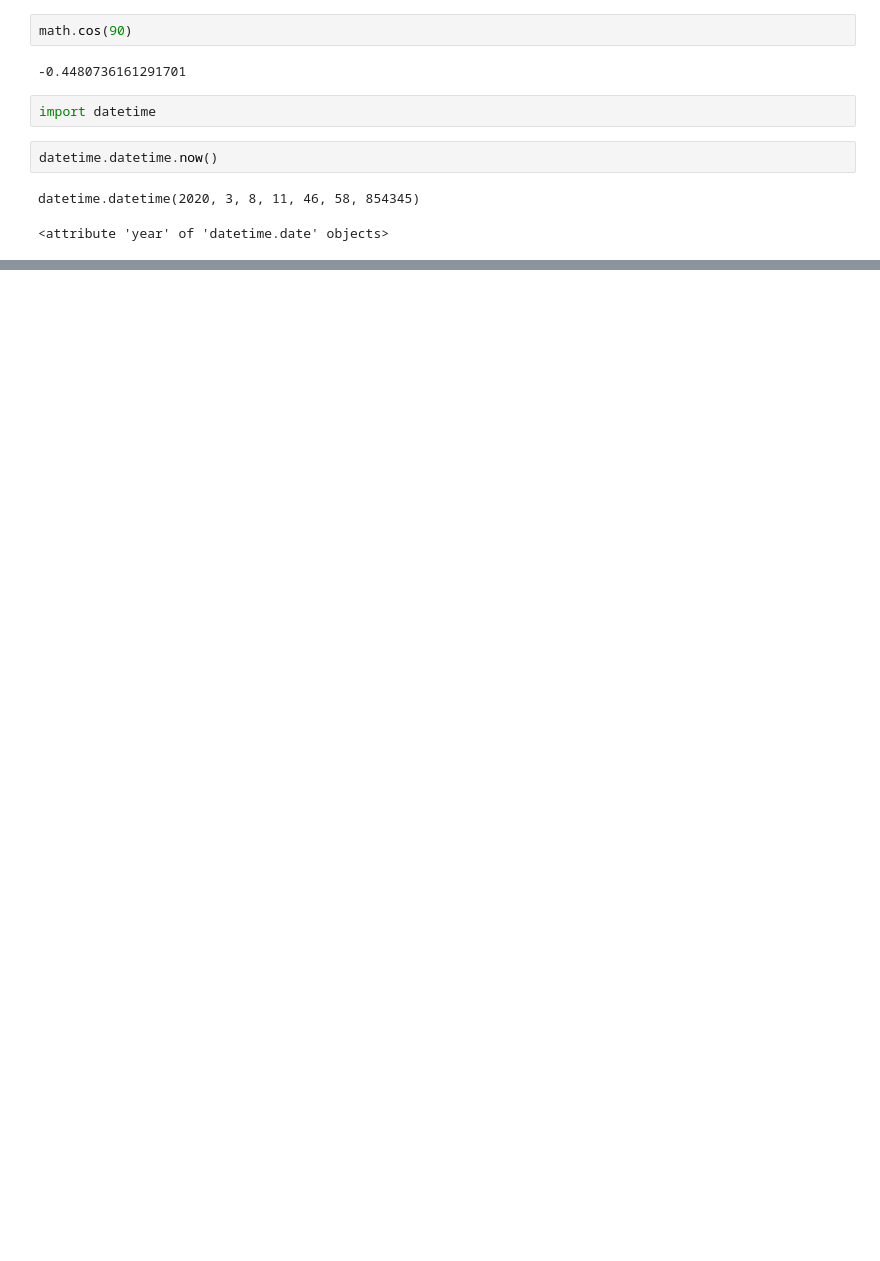
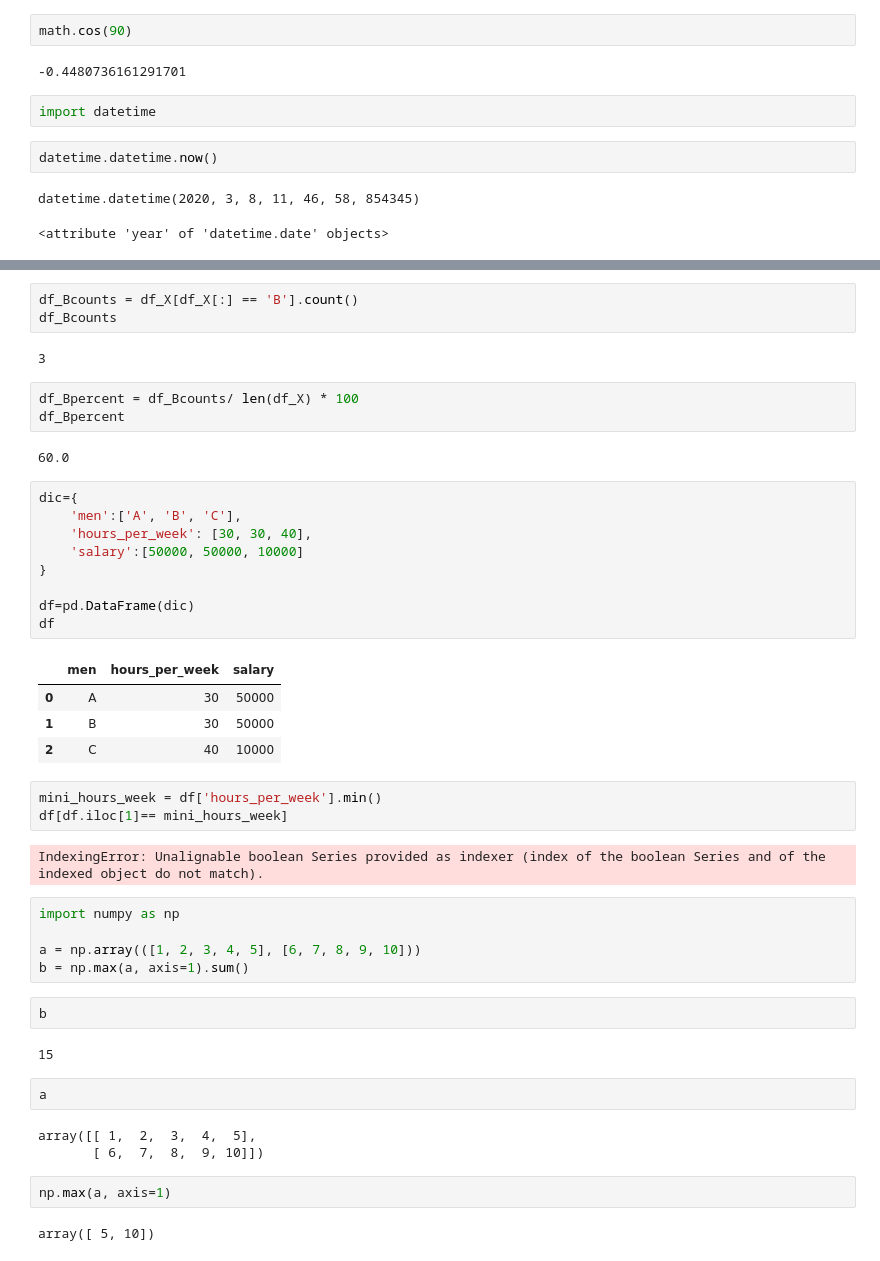
Before and after one commit to amarismail522-zz/PIAIC-AIC-Py, a Jupyter notebook: Practice1.ipynb, the cells around one changed output, grey strips where cells are left out. Saved outputs shown, nothing was run; the diff lists cells and outputs as text; blank space fills up the shorter version.

```diff
--- a/Practice1.ipynb
+++ b/Practice1.ipynb
@@ -340,0 +434,47 @@ datetime.datetime(2020, 3, 8, 11, 46, 58, 854345)
+# %%
+df_Bcounts = df_X[df_X[:] == 'B'].count()
+df_Bcounts
+# %% [output]
+3
+# %%
+df_Bpercent = df_Bcounts/ len(df_X) * 100
+df_Bpercent
+# %% [output]
+60.0
+# %%
+dic={
+    'men':['A', 'B', 'C'],
+    'hours_per_week': [30, 30, 40],
+    'salary':[50000, 50000, 10000]
+}
+
+df=pd.DataFrame(dic)
+df
+# %% [output]
+|  | men | hours_per_week | salary |
+| 0 | A | 30 | 50000 |
+| 1 | B | 30 | 50000 |
+| 2 | C | 40 | 10000 |
+# %%
+mini_hours_week = df['hours_per_week'].min()
+df[df.iloc[1]== mini_hours_week]
+# %% [output]
+IndexingError: Unalignable boolean Series provided as indexer (index of the boolean Series and of the indexed object do not match).
+# %%
+import numpy as np
+
+a = np.array(([1, 2, 3, 4, 5], [6, 7, 8, 9, 10]))
+b = np.max(a, axis=1).sum()
+# %%
+b
+# %% [output]
+15
+# %%
+a
+# %% [output]
+array([[ 1,  2,  3,  4,  5],
+       [ 6,  7,  8,  9, 10]])
+# %%
+np.max(a, axis=1)
+# %% [output]
+array([ 5, 10])
```
Also changed, not shown: parts of 11 cells of this notebook, 1 other file.
